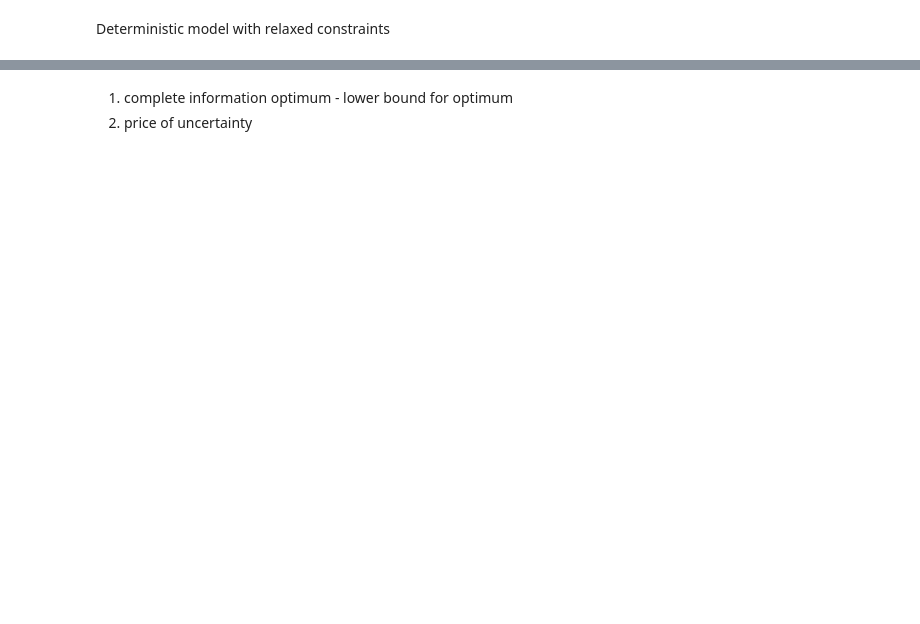
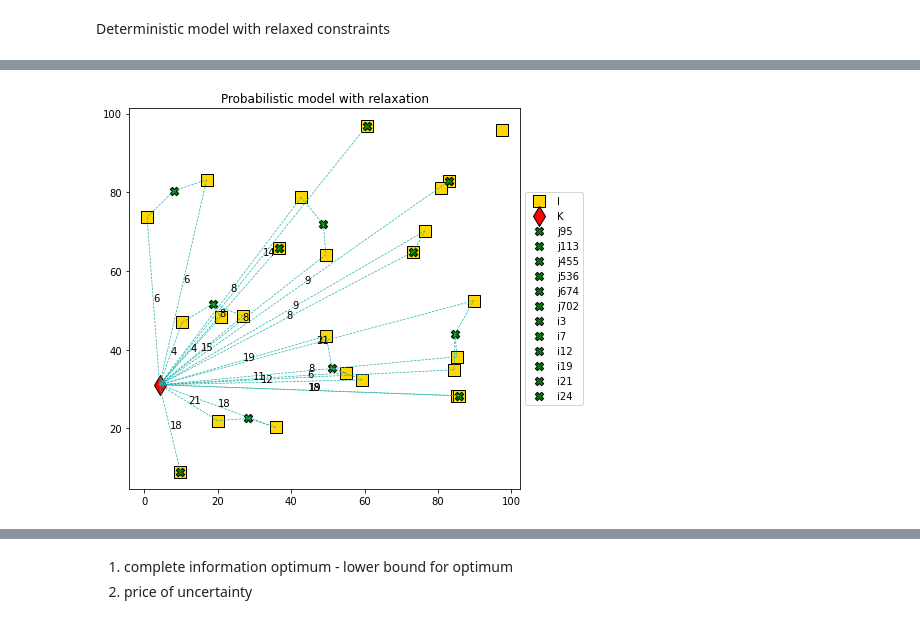
Before and after one commit to petrenaa/Master_Thesis_Drone_Specimen_Delivery, a Jupyter notebook: Specimen Delivery Project.ipynb, the cells around one changed output, grey strips where cells are left out. Cells and saved outputs as stored; diff of their text form; code cells hidden in the pictures; blank space fills up the shorter version.

```diff
--- a/Specimen Delivery Project.ipynb
+++ b/Specimen Delivery Project.ipynb
@@ -801,3 +799,7 @@ SolutionSummary(model_det_rel)
+# %%
+SolutionGraph(I, K, J, model_prob_rel)
+# %% [output]
+[figure, added]
 # %%
 SolutionGraph(I, K, J, model_det_rel)
 # %% [output]
```
Also changed, not shown: parts of 14 cells of this notebook.
